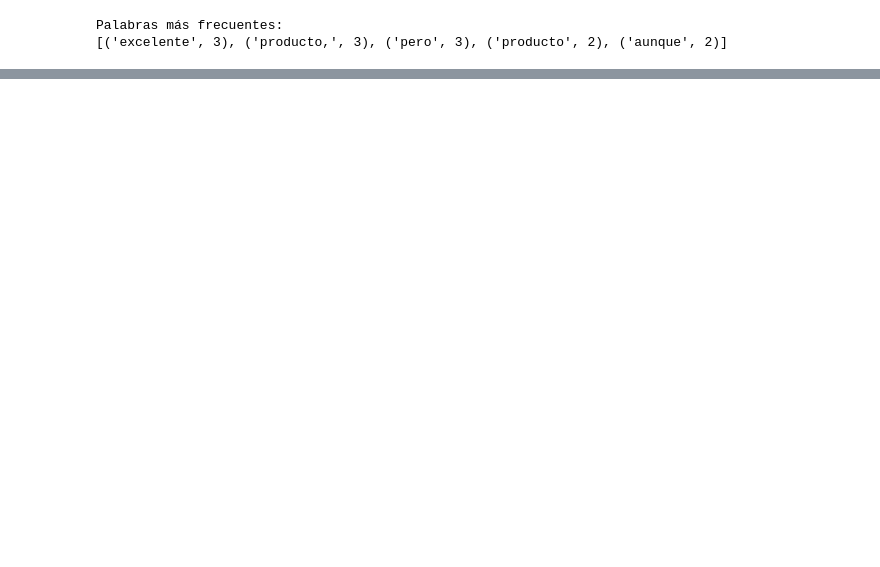
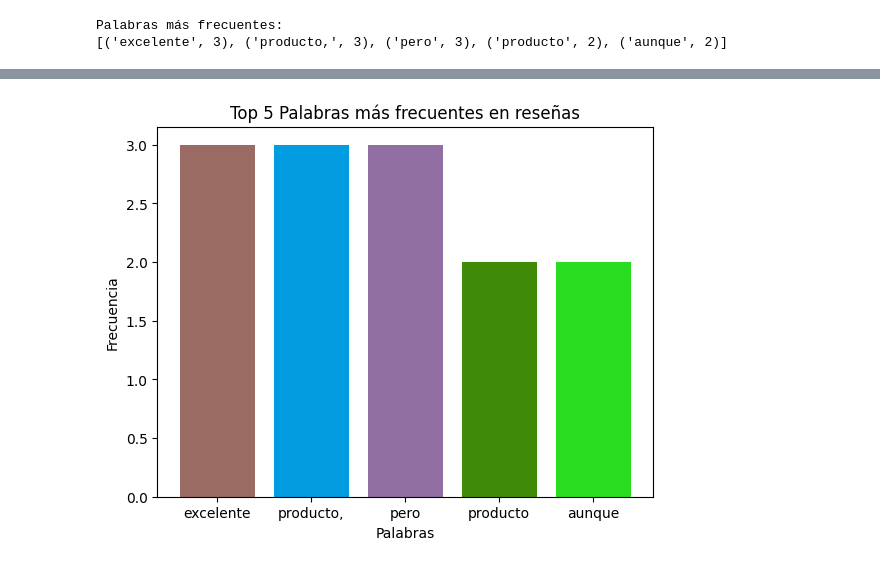
Before and after one commit to cjgarzon-dev/ClasesPython, a Jupyter notebook: Modulo4/04_sesion/02project.ipynb, the cells around one changed output, grey strips where cells are left out. Drawn from its saved outputs; the diff is of its cells as text; code cells hidden in the pictures; blank space fills up the shorter version.

```diff
--- a/Modulo4/04_sesion/02project.ipynb
+++ b/Modulo4/04_sesion/02project.ipynb
@@ -34,0 +83,14 @@ Palabras más frecuentes:
+# %%
+import random
+
+# 5. Grafico de barras palabras m+as frecuentes
+plt.Figure(figsize=(8,5))
+
+colors = ['#' + ''.join(random.choices('0123456789ABCDEF', k=6)) for _ in range(5)]
+plt.bar(*zip(*count_words.most_common(5)), color=colors)
+plt.xlabel('Palabras')
+plt.ylabel('Frecuencia')
+plt.title('Top 5 Palabras más frecuentes en reseñas')
+plt.show()
+# %% [output]
+[figure, added]
```
Also changed, not shown: parts of 5 cells of this notebook, 1 other file.
